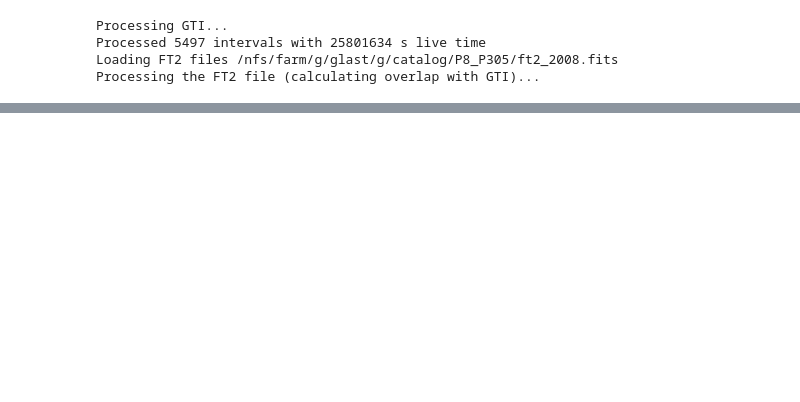
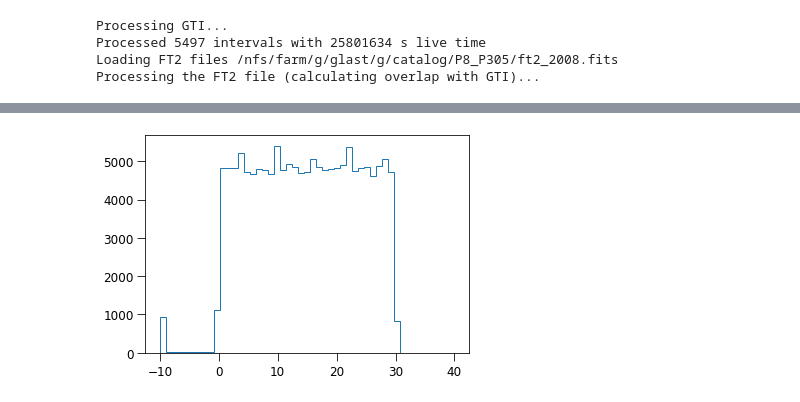
Before and after one commit to tburnett/lat-timing, a Jupyter notebook: notebooks/exposure development.ipynb, the cells around one changed output, grey strips where cells are left out. Saved outputs shown, nothing was run; the diff lists cells and outputs as text; code cells hidden in the pictures; blank space fills up the shorter version.

```diff
--- a/notebooks/exposure development.ipynb
+++ b/notebooks/exposure development.ipynb
@@ -21,0 +21,2 @@ ft1= yearly_datafiles[0]
+# %%
+sc=SkyCoord.from_name('Vela pulsar') ;sc#"PSR J1012+5307")
@@ -26,6 +32,3 @@ Processing GTI...
 Processed 5497 intervals with 25801634 s live time
 Loading FT2 files /nfs/farm/g/glast/g/catalog/P8_P305/ft2_2008.fits
 Processing the FT2 file (calculating overlap with GTI)...
-# %%
-sc=SkyCoord.from_name('Crab') #"PSR J1012+5307")
-ef(sc, [100,1000.],)
@@ -90,0 +35,2 @@ ipdb>  self.__dict__
+# %%
+edf = lt.get_exposure(sc)
@@ -90,0 +50,21 @@ ipdb>  self.__dict__
+# %%
+dfall = pd.read_pickle('../data/vela.pkl')
+times = dfall.time.values
+tstart=edf.tstart.values
+tstop =edf.tstop.values
+print(f'Time data: {len(times):,} events from {times[0]:.0f} to {times[-1]:.0f}')
+# find range comvered by current GTI and make subset DataFrame
+imin,imax = np.searchsorted(times, [tstart[0],tstop[-1]]);
+df = dfall.iloc[imin:imax].copy(); len(df)
+print(f'Select {len(df):,} photons within live time range')
+
+# get associated live time index for each photon
+lt_index = np.searchsorted(tstop, df.time) # before which stop
+df.loc[:,'lt_index']=lt_index
+# make sure past start
+tdiff = df.time - tstart[df.lt_index]
+in_gti = tdiff.values>=0
+
+print(f'... but exclude {sum(~in_gti):,} photons not in GTI')
+df=df[in_gti]
+df.head()
@@ -90,0 +81,4 @@ ipdb>  self.__dict__
+# %%
+plt.hist(tdiff.clip(-10, 40), np.linspace(-10,40), histtype='step');
+# %% [output]
+[figure, added]
```
Also changed, not shown: parts of 18 cells of this notebook, 3 other files.
